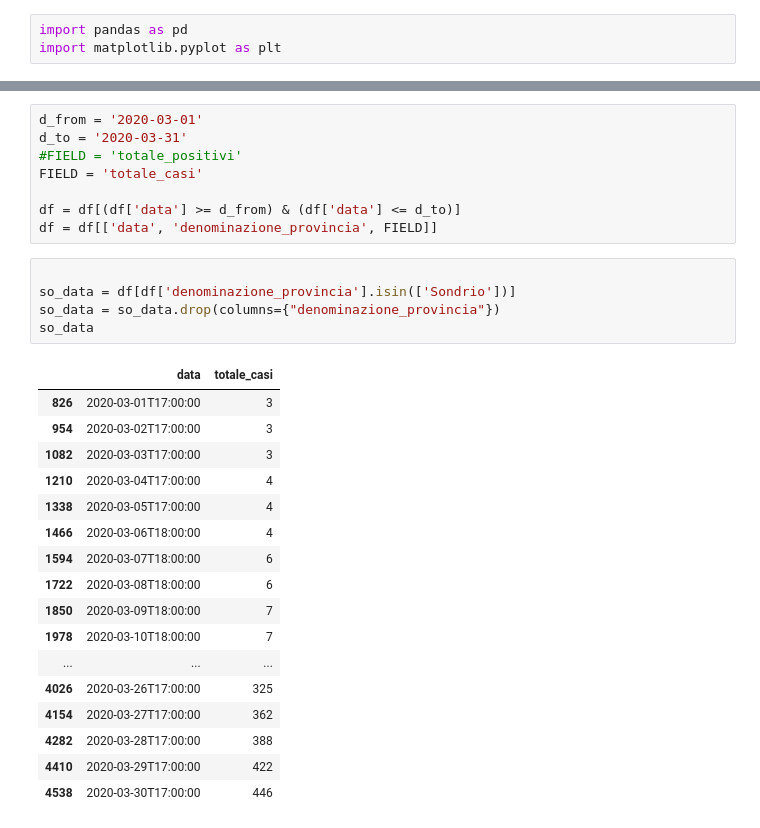
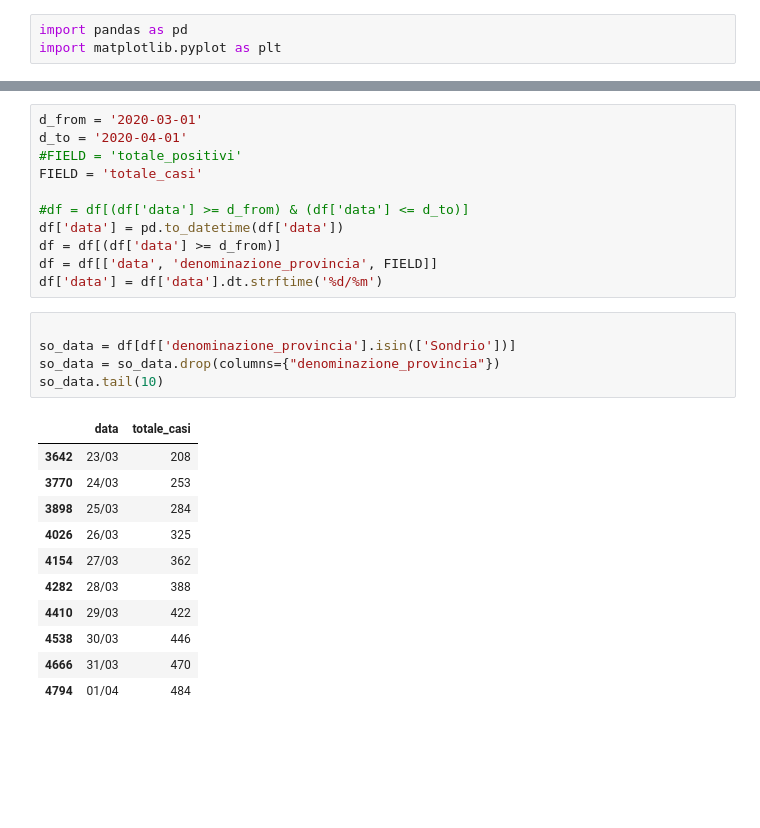
Before and after one commit to gcatanese/Corona-Virus-WHO-Data, a Jupyter notebook: jupyter/ITA_provinces_plotting.ipynb, the cells around one changed output, grey strips where cells are left out. Saved outputs shown, nothing was run; the diff lists cells and outputs as text; blank space fills up the shorter version.

```diff
--- a/jupyter/ITA_provinces_plotting.ipynb
+++ b/jupyter/ITA_provinces_plotting.ipynb
@@ -14,34 +7,31 @@ df = pd.read_csv(filename)
 # %%
 d_from = '2020-03-01'
-d_to = '2020-03-31'
+d_to = '2020-04-01'
 #FIELD = 'totale_positivi'
 FIELD = 'totale_casi'
 
-df = df[(df['data'] >= d_from) & (df['data'] <= d_to)]
+#df = df[(df['data'] >= d_from) & (df['data'] <= d_to)]
+df['data'] = pd.to_datetime(df['data'])
+df = df[(df['data'] >= d_from)]
 df = df[['data', 'denominazione_provincia', FIELD]]
+df['data'] = df['data'].dt.strftime('%d/%m')
 # %%
 
 so_data = df[df['denominazione_provincia'].isin(['Sondrio'])]
 so_data = so_data.drop(columns={"denominazione_provincia"})
-so_data
+so_data.tail(10)
 # %% [output]
 |  | data | totale_casi |
-| 826 | 2020-03-01T17:00:00 | 3 |
-| 954 | 2020-03-02T17:00:00 | 3 |
-| 1082 | 2020-03-03T17:00:00 | 3 |
-| 1210 | 2020-03-04T17:00:00 | 4 |
-| 1338 | 2020-03-05T17:00:00 | 4 |
-| 1466 | 2020-03-06T18:00:00 | 4 |
-| 1594 | 2020-03-07T18:00:00 | 6 |
-| 1722 | 2020-03-08T18:00:00 | 6 |
-| 1850 | 2020-03-09T18:00:00 | 7 |
-| 1978 | 2020-03-10T18:00:00 | 7 |
-| ... | ... | ... |
-| 4026 | 2020-03-26T17:00:00 | 325 |
-| 4154 | 2020-03-27T17:00:00 | 362 |
-| 4282 | 2020-03-28T17:00:00 | 388 |
-| 4410 | 2020-03-29T17:00:00 | 422 |
-| 4538 | 2020-03-30T17:00:00 | 446 |
+| 3642 | 23/03 | 208 |
+| 3770 | 24/03 | 253 |
+| 3898 | 25/03 | 284 |
+| 4026 | 26/03 | 325 |
+| 4154 | 27/03 | 362 |
+| 4282 | 28/03 | 388 |
+| 4410 | 29/03 | 422 |
+| 4538 | 30/03 | 446 |
+| 4666 | 31/03 | 470 |
+| 4794 | 01/04 | 484 |
 # %%
 import matplotlib.dates as mdates
 from matplotlib.ticker import (MultipleLocator, FormatStrFormatter,
```
Also changed, not shown: parts of 2 cells of this notebook.
